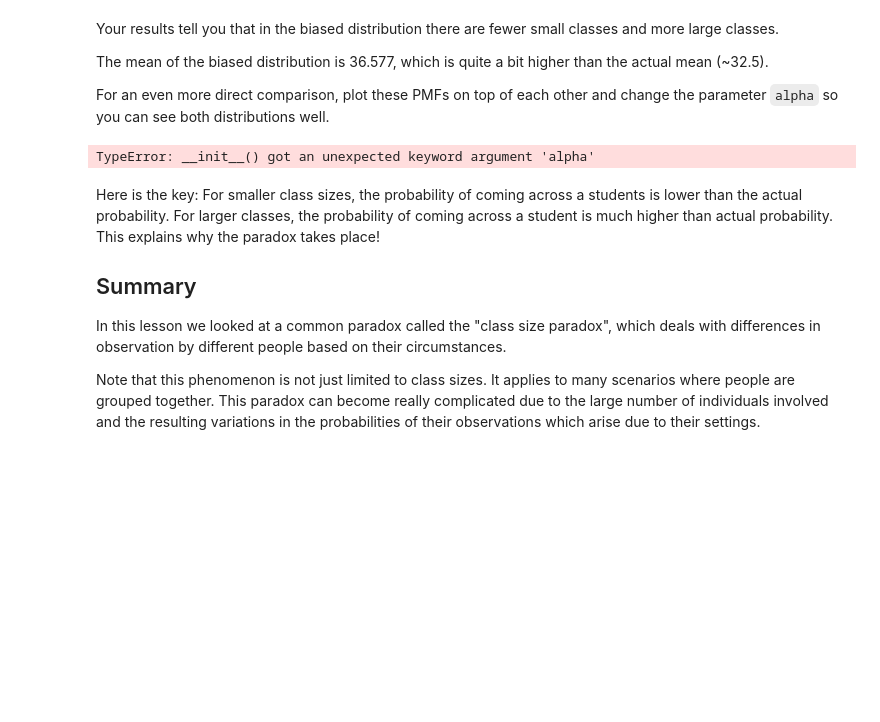
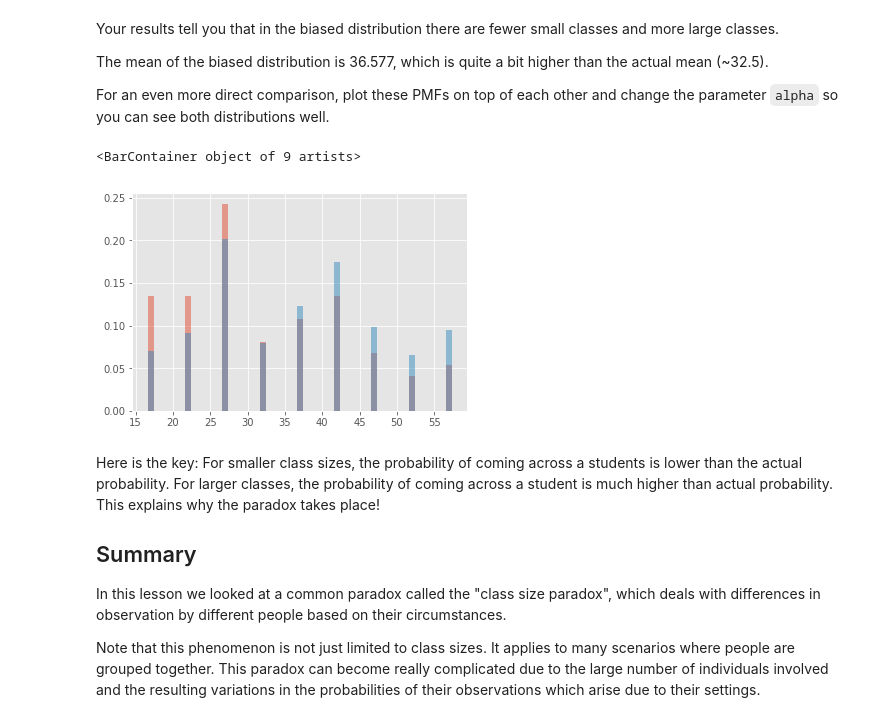
Before and after one commit to probboy/dsc-probability-mass-function-lab-nyc-ds-082619, a Jupyter notebook: index.ipynb, the cells around one changed output. Saved outputs shown, nothing was run; the diff lists cells and outputs as text; code cells hidden in the pictures; blank space fills up the shorter version.

```diff
--- a/index.ipynb
+++ b/index.ipynb
@@ -174,11 +174,12 @@ The mean of the biased distribution is 36.577, which is quite a bit higher than
 For an even more direct comparison, plot these PMFs on top of each other and change the parameter `alpha` so you can see both distributions well.
 # %%
 # Plot pmfs overlapping
-fig, ax=plt.subplots(nrows=1,ncols=1, alpha=0.5)
-ax.bar(sizes,pmf)
-ax.bar(sizes,pmf2)
+fig, ax=plt.subplots(nrows=1,ncols=1)
+ax.bar(sizes,pmf, alpha=0.5)
+ax.bar(sizes,pmf2, alpha=0.5)
 # %% [output]
-TypeError: __init__() got an unexpected keyword argument 'alpha'
+<BarContainer object of 9 artists>
+[figure, added]
 # %% [markdown]
 Here is the key: For smaller class sizes, the probability of coming across a students is lower than the actual probability. For larger classes, the probability of coming across a student is much higher than actual probability. This explains why the paradox takes place!
 
```
